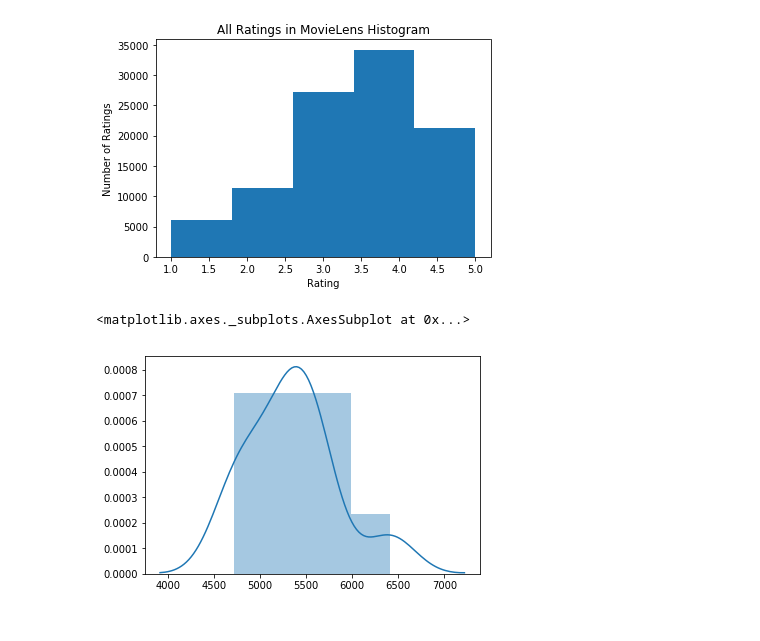
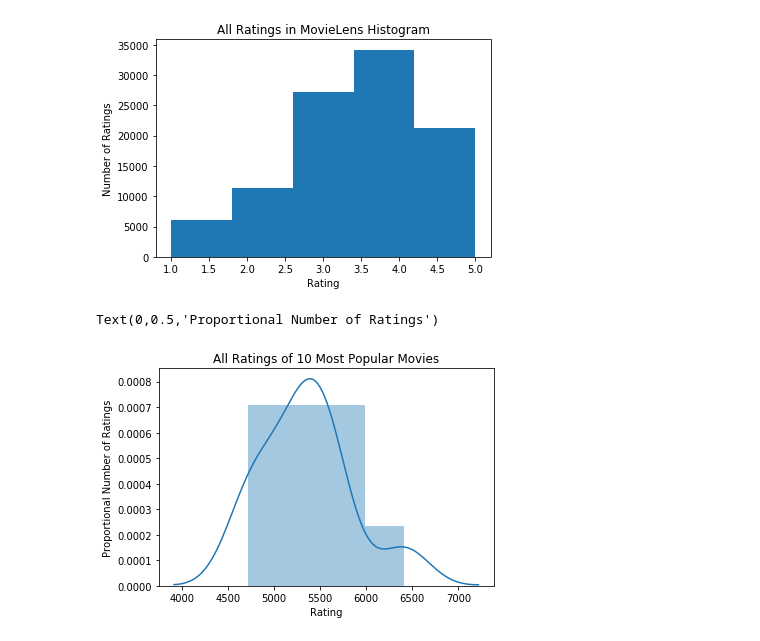
Before and after one commit to pamela-zhang/Miniproject-2-MovieLens-Visualization, a Jupyter notebook: Basic.ipynb, the cells around one changed output. Drawn from its saved outputs; the diff is of its cells as text; code cells hidden in the pictures.

Commit message:
Generalize n_max_pos to accept 1d array of movie attributes and find n_max_pos indepedent of type of attribute. Plot 4.3 Histogram of ratings of 10 best movies

```diff
--- a/Basic.ipynb
+++ b/Basic.ipynb
@@ -46,7 +44,9 @@ def n_max_pos(movie_ratings, n_max):
     max_positions = sorted_pos[-1*n_max:]
     return max_positions
 # %%
-most_ratings_pos = n_max_pos(movie_ratings, 10)
+rating_per_mov = movie_ratings[:,1]
+
+most_ratings_pos = n_max_pos(rating_per_mov, 10)
 
 most_ratings = movie_ratings[most_ratings_pos]
 # %%
@@ -82,8 +90,11 @@ plt.ylabel('Number of Ratings')
 # %% [output]
 Text(0,0.5,'Number of Ratings')
 [figure]
-# %%
-sns.distplot(most_ratings[:,1])
-# %% [output]
-<matplotlib.axes._subplots.AxesSubplot at 0x...>
-[figure, removed]
+# %%
+sns.distplot(most_ratings[:,1])
+plt.title("All Ratings of 10 Most Popular Movies")
+plt.xlabel("Rating")
+plt.ylabel("Proportional Number of Ratings")
+# %% [output]
+Text(0,0.5,'Proportional Number of Ratings')
+[figure, added]
```
Also changed, not shown: parts of 3 cells of this notebook.
